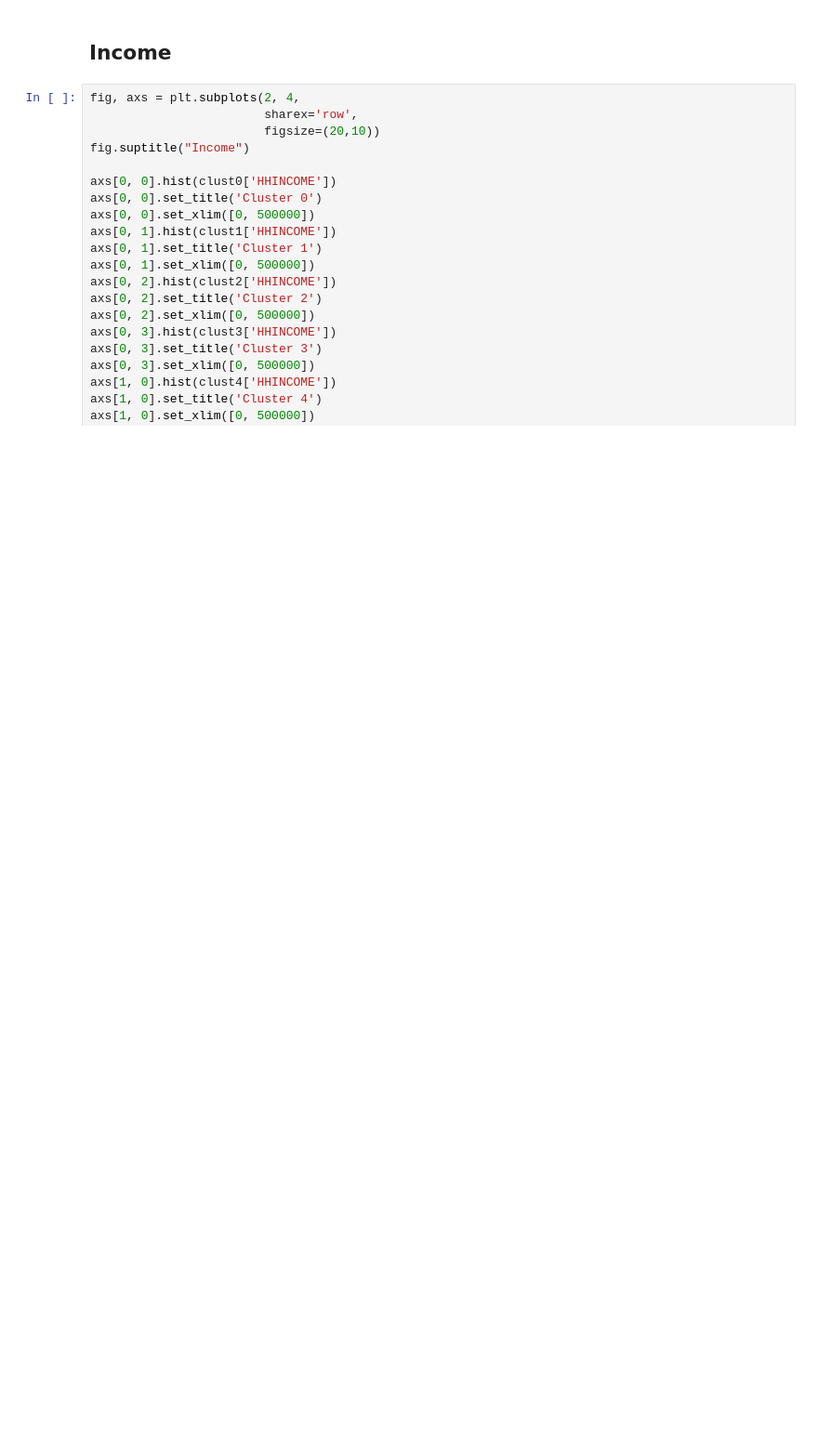
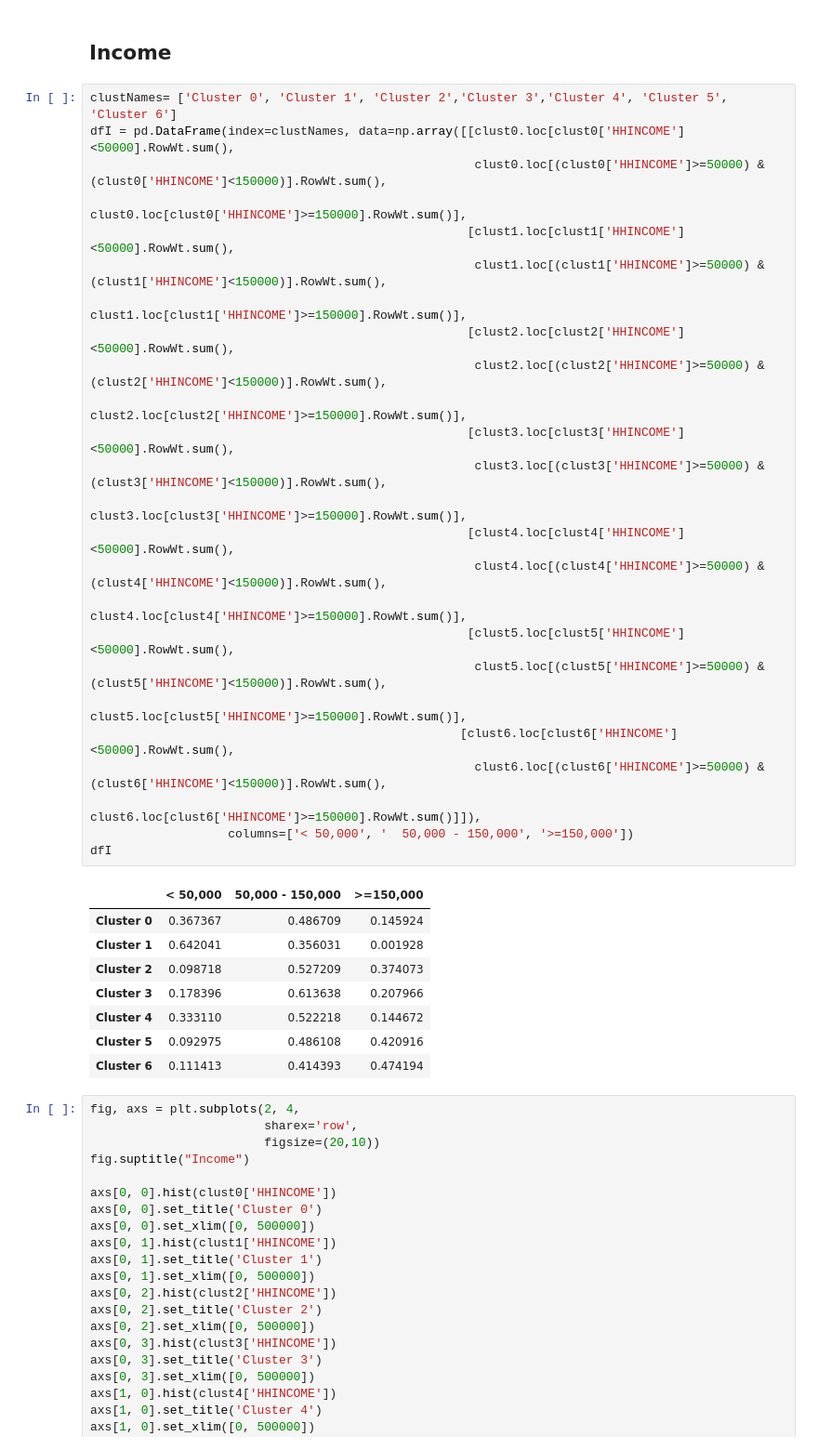
Before and after one commit to aren-kab/CDI-Capstone, a Jupyter notebook: 2019Clustering.ipynb, the cells around one changed output. Shown at 93% size. Saved outputs shown, nothing was run; the diff lists cells and outputs as text; blank space fills up the shorter version.

```diff
--- a/2019Clustering.ipynb
+++ b/2019Clustering.ipynb
@@ -683,6 +708,40 @@ dfR
 | Cluster 6 | 0.554282 | 0.039126 | 0.004378 | 0.110623 | 0.012058 | 0.173559 | 0.068405 | ... |
 # %% [markdown]
 ## Income
+# %%
+clustNames= ['Cluster 0', 'Cluster 1', 'Cluster 2','Cluster 3','Cluster 4', 'Cluster 5', 'Cluster 6']
+dfI = pd.DataFrame(index=clustNames, data=np.array([[clust0.loc[clust0['HHINCOME']<50000].RowWt.sum(),
+                                                     clust0.loc[(clust0['HHINCOME']>=50000) & (clust0['HHINCOME']<150000)].RowWt.sum(),
+                                                     clust0.loc[clust0['HHINCOME']>=150000].RowWt.sum()],
+                                                    [clust1.loc[clust1['HHINCOME']<50000].RowWt.sum(),
+                                                     clust1.loc[(clust1['HHINCOME']>=50000) & (clust1['HHINCOME']<150000)].RowWt.sum(),
+                                                     clust1.loc[clust1['HHINCOME']>=150000].RowWt.sum()],
+                                                    [clust2.loc[clust2['HHINCOME']<50000].RowWt.sum(),
+                                                     clust2.loc[(clust2['HHINCOME']>=50000) & (clust2['HHINCOME']<150000)].RowWt.sum(),
+                                                     clust2.loc[clust2['HHINCOME']>=150000].RowWt.sum()],
+                                                    [clust3.loc[clust3['HHINCOME']<50000].RowWt.sum(),
+                                                     clust3.loc[(clust3['HHINCOME']>=50000) & (clust3['HHINCOME']<150000)].RowWt.sum(),
+                                                     clust3.loc[clust3['HHINCOME']>=150000].RowWt.sum()],
+                                                    [clust4.loc[clust4['HHINCOME']<50000].RowWt.sum(),
+                                                     clust4.loc[(clust4['HHINCOME']>=50000) & (clust4['HHINCOME']<150000)].RowWt.sum(),
+                                                     clust4.loc[clust4['HHINCOME']>=150000].RowWt.sum()],
+                                                    [clust5.loc[clust5['HHINCOME']<50000].RowWt.sum(),
+                                                     clust5.loc[(clust5['HHINCOME']>=50000) & (clust5['HHINCOME']<150000)].RowWt.sum(),
+                                                     clust5.loc[clust5['HHINCOME']>=150000].RowWt.sum()],
+                                                   [clust6.loc[clust6['HHINCOME']<50000].RowWt.sum(),
+                                                     clust6.loc[(clust6['HHINCOME']>=50000) & (clust6['HHINCOME']<150000)].RowWt.sum(),
+                                                     clust6.loc[clust6['HHINCOME']>=150000].RowWt.sum()]]),
+                   columns=['< 50,000', '  50,000 - 150,000', '>=150,000'])
+dfI
+# %% [output]
+|  | < 50,000 | 50,000 - 150,000 | >=150,000 |
+| Cluster 0 | 0.367367 | 0.486709 | 0.145924 |
+| Cluster 1 | 0.642041 | 0.356031 | 0.001928 |
+| Cluster 2 | 0.098718 | 0.527209 | 0.374073 |
+| Cluster 3 | 0.178396 | 0.613638 | 0.207966 |
+| Cluster 4 | 0.333110 | 0.522218 | 0.144672 |
+| Cluster 5 | 0.092975 | 0.486108 | 0.420916 |
+| Cluster 6 | 0.111413 | 0.414393 | 0.474194 |
 # %%
 fig, axs = plt.subplots(2, 4,
                         sharex='row',
```
Also changed, not shown: parts of 17 cells of this notebook.
